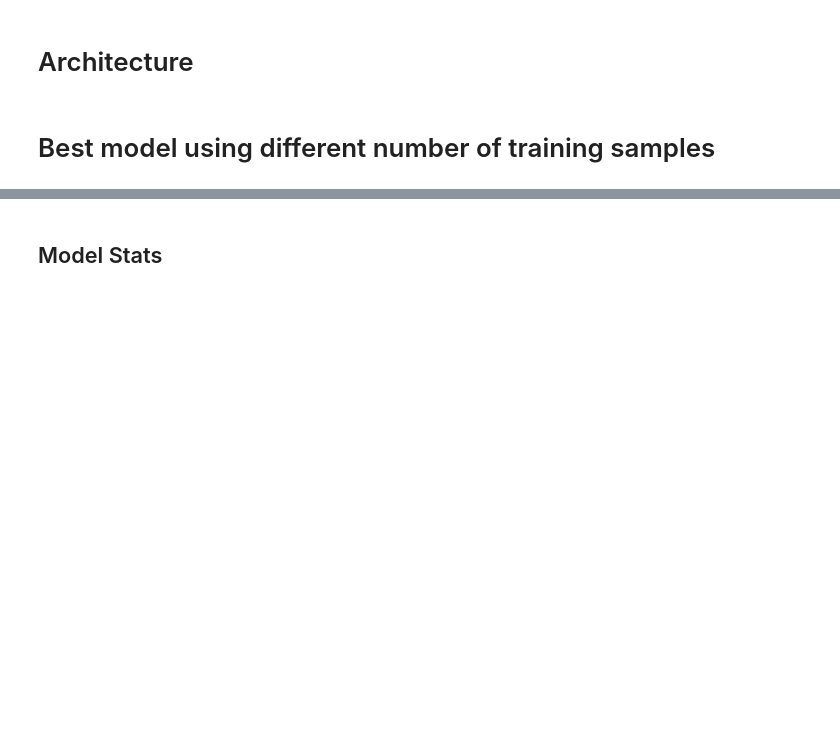
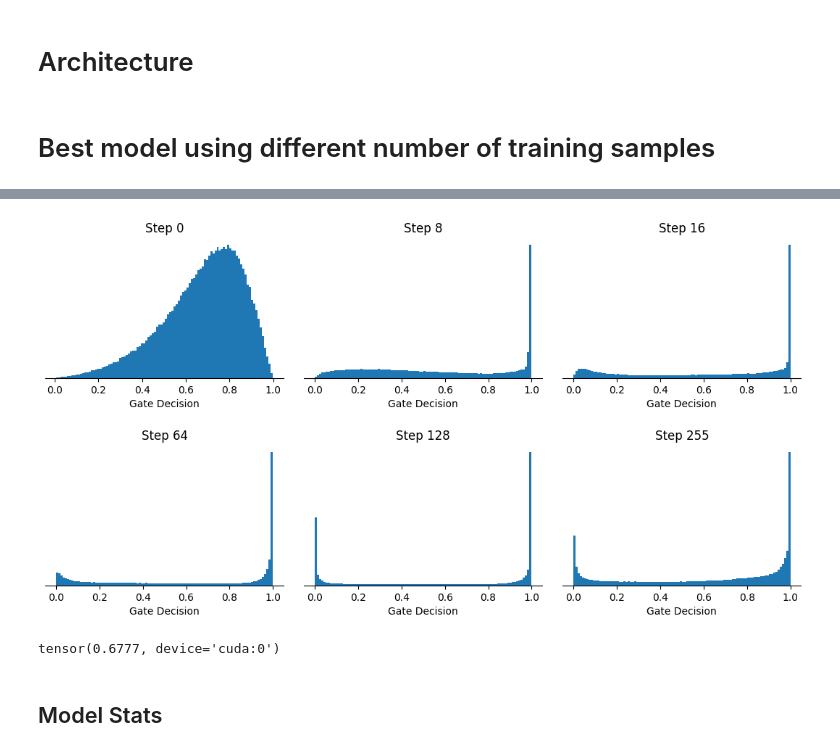
Before and after one commit to chutnakova5/Adaptive-layer-skipping, a Jupyter notebook: gates_evaluation.ipynb, the cells around one changed output, grey strips where cells are left out. Saved outputs shown, nothing was run; the diff lists cells and outputs as text; code cells hidden in the pictures; blank space fills up the shorter version.

```diff
--- a/gates_evaluation.ipynb
+++ b/gates_evaluation.ipynb
@@ -412,0 +480,8 @@ plot_stats(stats)
+# %%
+fig, axes = plt.subplots(2, 3, figsize=(11, 6))
+for i, ax in zip([0, 8, 16, 64, 128, 255], axes.flatten()):
+    # print(type(ax))
+    visualize_dist(distributions[i], ax=ax, title=f'Step {i}')
+fig.tight_layout(pad=2)
+# %% [output]
+[figure, added]
@@ -413,3 +492,7 @@ plot_stats(stats)
+# %%
+torch.cat([t.reshape(-1) for t in distributions[0]]).detach().mean()
+# %% [output]
+tensor(0.6777, device='cuda:0')
 # %% [markdown]
 ## Model Stats
 # %%
```
Also changed, not shown: parts of 24 cells of this notebook, 3 other files.
